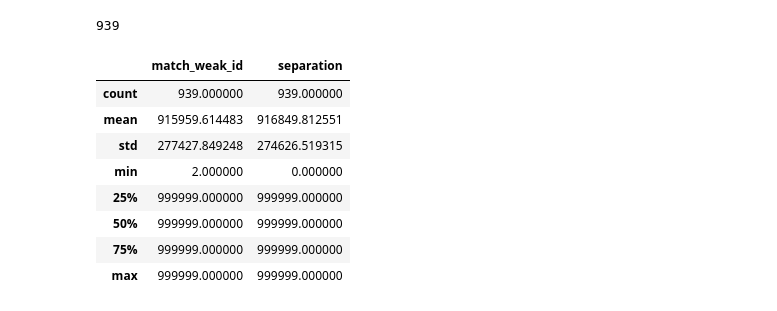
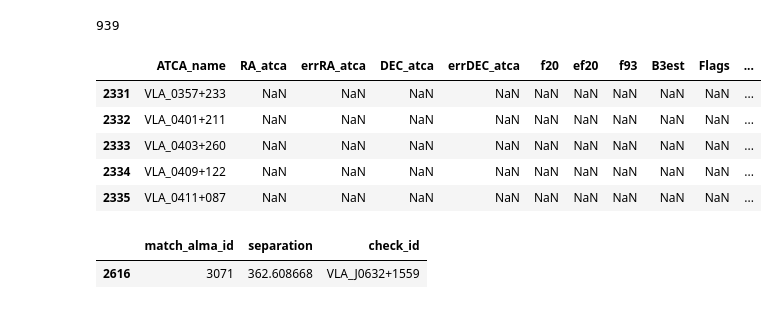
Before and after one commit to itoledoc/calscripts, a Jupyter notebook: database maintenance.ipynb, the cells around one changed output. Cells and saved outputs as stored; diff of their text form; code cells hidden in the pictures.

Commit message:
Add code for atca file processing

```diff
--- a/database maintenance.ipynb
+++ b/database maintenance.ipynb
@@ -348,15 +420,13 @@ len(vla_vlbi)
 939
 # %%
 vla_vlbi_cross_weak = vla_vlbi.apply(lambda r: match(r['coord_vla'], r['DEC'], r['vla_name'], weak, 'weak', catalogue_coord='coord_weak_vlbi'), axis=1)
-# %%
-vla_vlbi_cross_weak.describe()
-# %% [output]
-|  | match_weak_id | separation |
-| count | 939.000000 | 939.000000 |
-| mean | 915959.614483 | 916849.812551 |
-| std | 277427.849248 | 274626.519315 |
-| min | 2.000000 | 0.000000 |
-| 25% | 999999.000000 | 999999.000000 |
-| 50% | 999999.000000 | 999999.000000 |
-| 75% | 999999.000000 | 999999.000000 |
-| max | 999999.000000 | 999999.000000 |
+# %%
+vla_at_weak = weak[weak.ATCA_name.str.startswith('VLA_')]
+vla_at_weak.head()
+# %% [output]
+|  | ATCA_name | RA_atca | errRA_atca | DEC_atca | errDEC_atca | f20 | ef20 | f93 | B3est | Flags | ... |
+| 2331 | VLA_0357+233 | NaN | NaN | NaN | NaN | NaN | NaN | NaN | NaN | NaN | ... |
+| 2332 | VLA_0401+211 | NaN | NaN | NaN | NaN | NaN | NaN | NaN | NaN | NaN | ... |
+| 2333 | VLA_0403+260 | NaN | NaN | NaN | NaN | NaN | NaN | NaN | NaN | NaN | ... |
+| 2334 | VLA_0409+122 | NaN | NaN | NaN | NaN | NaN | NaN | NaN | NaN | NaN | ... |
+| 2335 | VLA_0411+087 | NaN | NaN | NaN | NaN | NaN | NaN | NaN | NaN | NaN | ... |
@@ -363,3 +437,8 @@ vla_vlbi_cross_weak.describe()
+# %%
+weakvla_alma_match[weakvla_alma_match.separation > 1]
+# %% [output]
+|  | match_alma_id | separation | check_id |
+| 2616 | 3071 | 362.608668 | VLA_J0632+1559 |
 # %%
 vla_weak_df = pd.merge(
     vla_vlbi,
```
Also changed, not shown: parts of 34 cells of this notebook, 2 other files.
